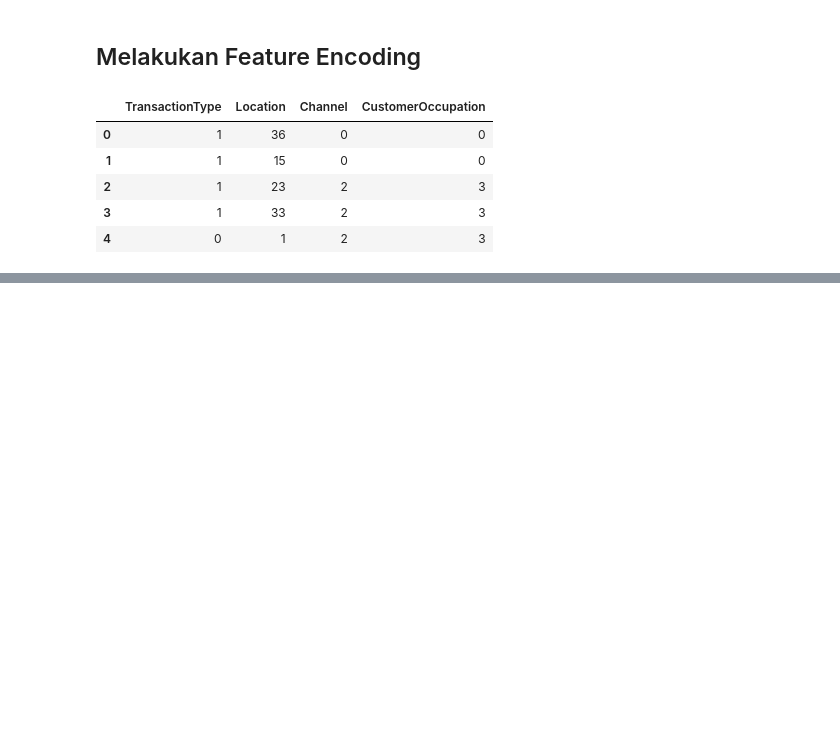
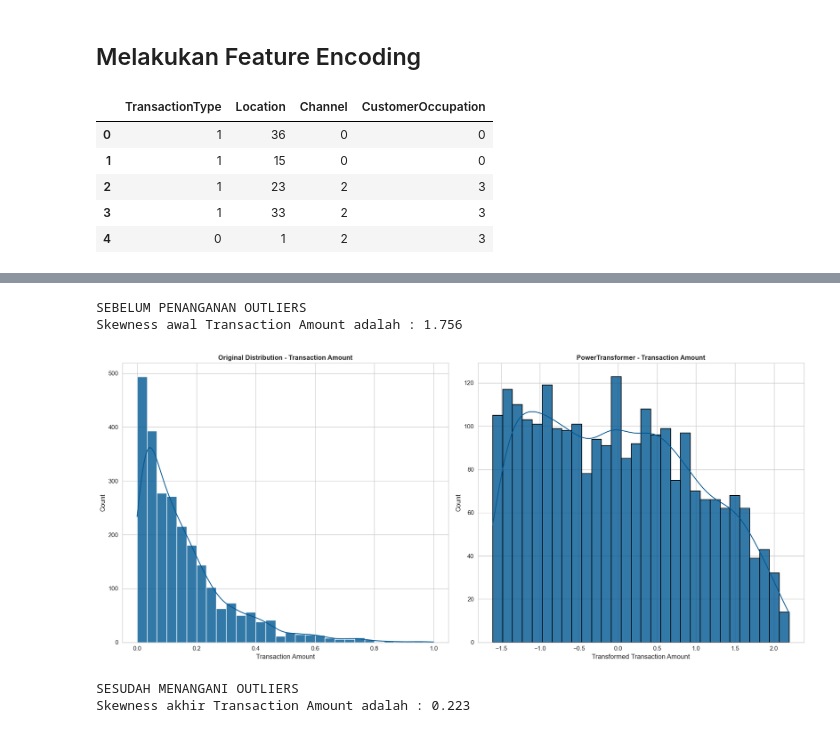
Before and after one commit to BagasNuryaman15/BMLP_SatriaDirgantaraNuryaman, a Jupyter notebook: [Clustering]BMLP_SatriaDirgantaraNuryaman.ipynb, the cells around one changed output, grey strips where cells are left out. Drawn from its saved outputs; the diff is of its cells as text; code cells hidden in the pictures; blank space fills up the shorter version.

```diff
--- a/[Clustering]BMLP_SatriaDirgantaraNuryaman.ipynb
+++ b/[Clustering]BMLP_SatriaDirgantaraNuryaman.ipynb
@@ -1321,0 +1559,57 @@ procesed_df[categorical_features].head()
+# %%
+# ================= Penanganan Outliers di fitur TransactionAmount ==============
+# Cek distribusi awal
+print('SEBELUM PENANGANAN OUTLIERS')
+print(f'Skewness awal Transaction Amount adalah : {procesed_df["TransactionAmount"].skew():.3f}')
+
+# Visualisasi dengan histplot
+fig, ax = plt.subplots(1, 2, figsize=(18, 8))
+
+# Untuk warna
+blues_color = '#005792'
+
+# Plot 1: Original distribution
+sns.histplot(
+    data=procesed_df,
+    x='TransactionAmount',
+    kde=True,
+    ax=ax[0],
+    bins=30,
+    color=blues_color,
+    alpha=0.8
+)
+ax[0].set_title('Original Distribution - Transaction Amount', fontsize=12, fontweight='bold')
+ax[0].set_xlabel('Transaction Amount')
+
+# Pake Power Transformer
+pt = PowerTransformer(method='yeo-johnson', standardize=True)
+amount_transformed = pt.fit_transform(procesed_df[['TransactionAmount']])
+
+# Plot 2: Yeo-Johnson transformation
+sns.histplot(
+    x=amount_transformed.flatten(),
+    kde=True,
+    ax=ax[1],
+    bins=30,
+    color=blues_color,
+    alpha=0.8,
+    edgecolor='black',
+    linewidth=1.2
+)
+ax[1].set_title('PowerTransformer - Transaction Amount', fontsize=12, fontweight='bold')
+ax[1].set_xlabel('Transformed Transaction Amount')
+
+plt.tight_layout()
+plt.show()
+
+# Apply transformation
+procesed_df['TransactionAmount'] = amount_transformed.flatten()
+
+print(f'\nSESUDAH MENANGANI OUTLIERS')
+print(f'Skewness akhir Transaction Amount adalah : {procesed_df["TransactionAmount"].skew():.3f}')
+# %% [output]
+SEBELUM PENANGANAN OUTLIERS
+Skewness awal Transaction Amount adalah : 1.756
+[figure, added]
+SESUDAH MENANGANI OUTLIERS
+Skewness akhir Transaction Amount adalah : 0.223
```
Also changed, not shown: parts of 28 cells of this notebook, 1 other file.
